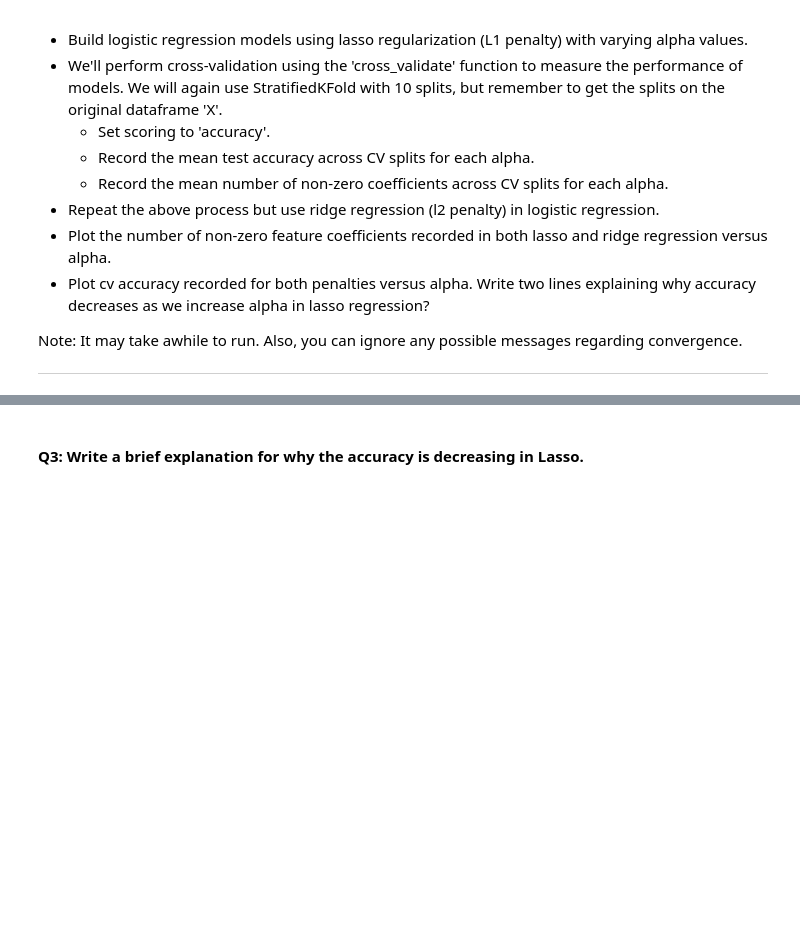
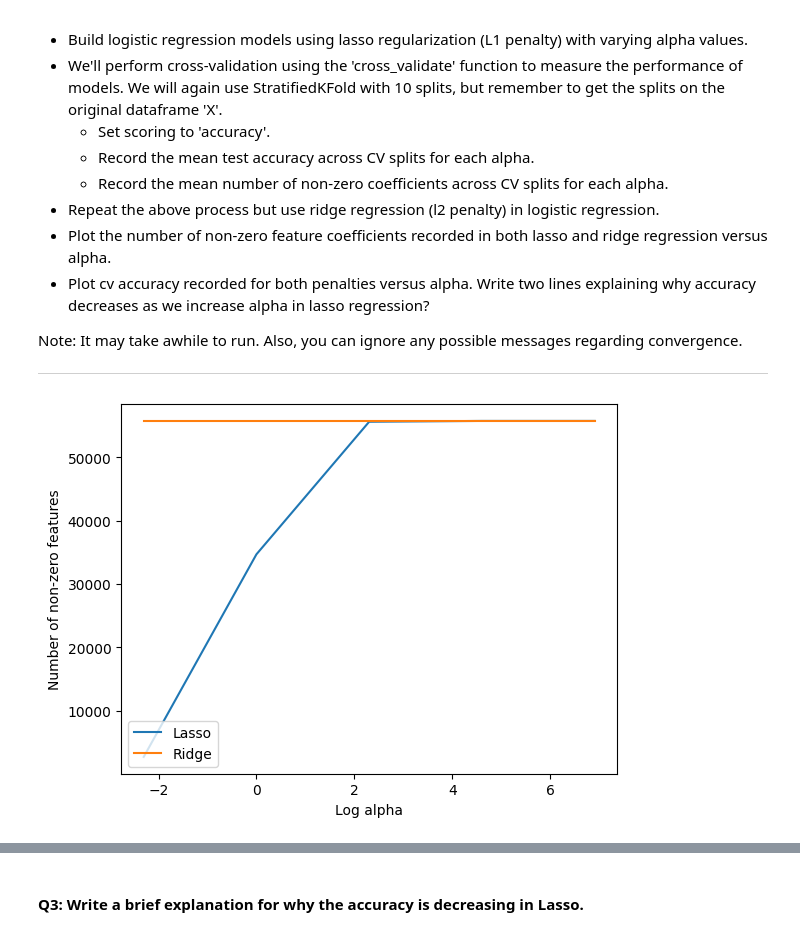
Before and after one commit to ritwickban/Diagnosis_of_AD-PSP, a Jupyter notebook: mp1-omics.ipynb, the cells around one changed output, grey strips where cells are left out. Drawn from its saved outputs; the diff is of its cells as text; code cells hidden in the pictures; blank space fills up the shorter version.

Commit message:
logistic regression done

```diff
--- a/mp1-omics.ipynb
+++ b/mp1-omics.ipynb
@@ -272,33 +272,45 @@ ridge_non_zero_coeff = []
 ridge_cv_acc = []
 
 # Create StratifiedKFold validation of 10 splits on 'X'
-
+stratK = StratifiedKFold(n_splits=10)
 for a in alphas:
     # Instantiate a logistic regression object. Use 'saga' solver and 'l1' penalty.
+    LR=LogisticRegression(penalty='l1', C=a, solver='saga')
+    # Read on how parameter'C' and 'alpha' are related in logistic regression
+    LR.fit(X, y)
 
-    # Read on how parameter'C' and 'alpha' are related in logistic regression
+    # C in logistic regression is the inverse of alpha in the two regularization methods.
 
     # Perform cross validation as described above.
-
+    lasso = cross_validate(LR, X, y, cv=stratK, scoring='accuracy', return_estimator=True)
     # Record mean of test_score of all 10 models.
-
+    lasso_cv_acc.append(np.mean(lasso['test_score']))
     # Record mean of number of non zero coeefeicitens of all 10 models
-
+    lassocoeff=[np.count_nonzero(est.coef_) for est in lasso['estimator']]
+    lasso_non_zero_coeff.append(np.mean(lassocoeff))
 for a in alphas:
 
     # Repeat the above but with 'l2' penalty
+    LR2=LogisticRegression(penalty='l2', C=a, solver='saga')
+    LR2.fit(X, y)
+    ridge = cross_validate(LR2, X, y, cv=stratK, scoring='accuracy', return_estimator=True)
+    ridge_cv_acc.append(np.mean(ridge['test_score']))
+    ridgecoeffs=[np.count_nonzero(est.coef_) for est in ridge['estimator']]
+    ridge_non_zero_coeff.append(np.mean(ridgecoeffs))
 # %%
 # Plot log of alpha vs number of non zero features.
 
 import matplotlib.pyplot as plt
 
 
 plt.xlabel('Log alpha')
 plt.ylabel('Number of non-zero features')
-plt.plot(np.log(alphas), ???, label='Lasso')
-plt.plot(np.log(alphas), ???, label='Ridge')
+plt.plot(np.log(alphas), lasso_non_zero_coeff, label='Lasso')
+plt.plot(np.log(alphas), ridge_non_zero_coeff, label='Ridge')
 plt.legend(loc="lower left")
 plt.show()
+# %% [output]
+[figure, added]
 # %%
 # Plot log of alpha vs mean CV test accuracy.
 
```
Also changed, not shown: parts of 3 cells of this notebook.
